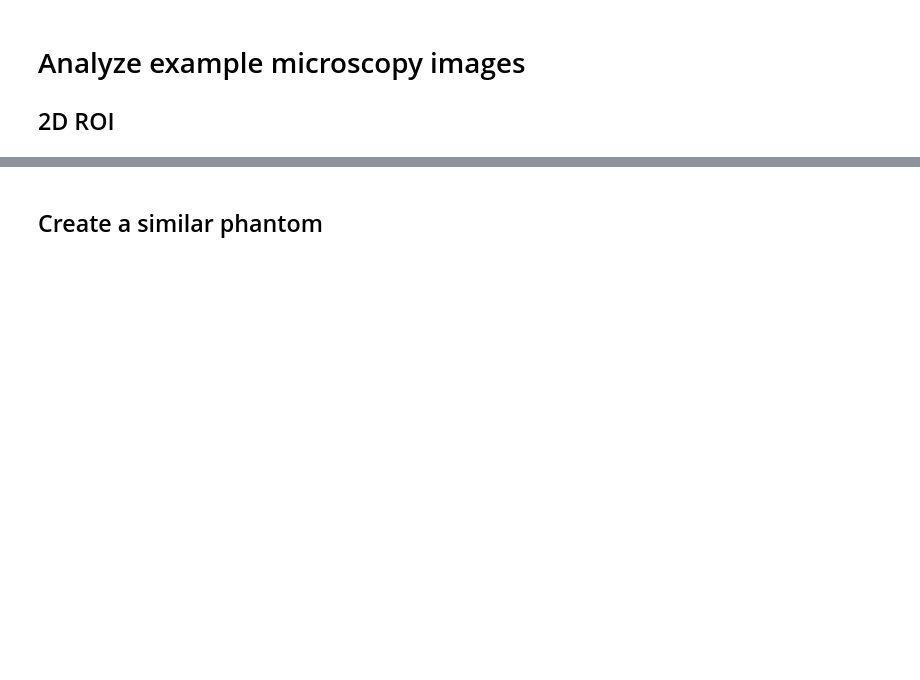
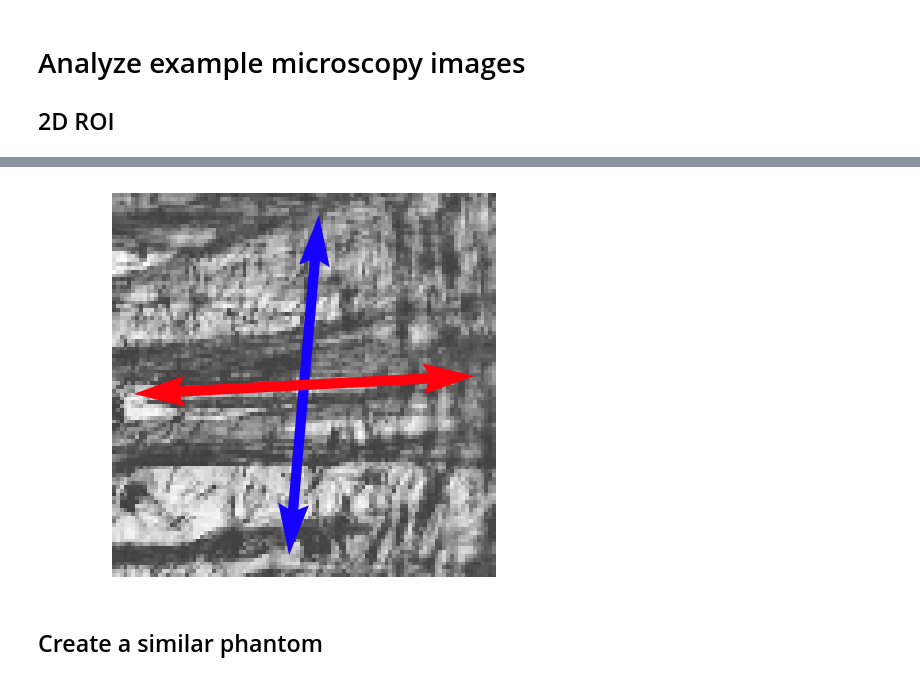
Before and after one commit to BrysonGray/structure_tensor_validation, a Jupyter notebook: notebooks/make_microscopy_figures.ipynb, the cells around one changed output, grey strips where cells are left out. Drawn from its saved outputs; the diff is of its cells as text; code cells hidden in the pictures; blank space fills up the shorter version.

```diff
--- a/notebooks/make_microscopy_figures.ipynb
+++ b/notebooks/make_microscopy_figures.ipynb
@@ -54,10 +66,12 @@ plt.savefig(os.path.join(HOME,'outputs/figures/for_vaughan/example_patch_2d.pdf'
 # %%
 true_thetas = np.array([175.0, 93.0]) * np.pi/180
 mean_colors = np.abs([np.sin(true_thetas), np.zeros(len(true_thetas)), np.cos(true_thetas)]).T
-fig = visualize.plot_angles(roi2, means=true_thetas, mean_colors=mean_colors)
+fig = visualize.plot_angles(J, means=true_thetas, mean_colors=mean_colors)
 
-plt.figure(fig)
-plt.savefig(os.path.join(HOME,'outputs/figures/example_patch_2d_true_angles_HD.pdf'))
+# plt.figure(fig)
+# plt.savefig(os.path.join(HOME,'outputs/figures/example_patch_2d_true_angles_HD.pdf'))
+# %% [output]
+[figure, added]
 # %% [markdown]
 ## Create a similar phantom
 # %%
```
Also changed, not shown: parts of 28 cells of this notebook, 6 other files.
